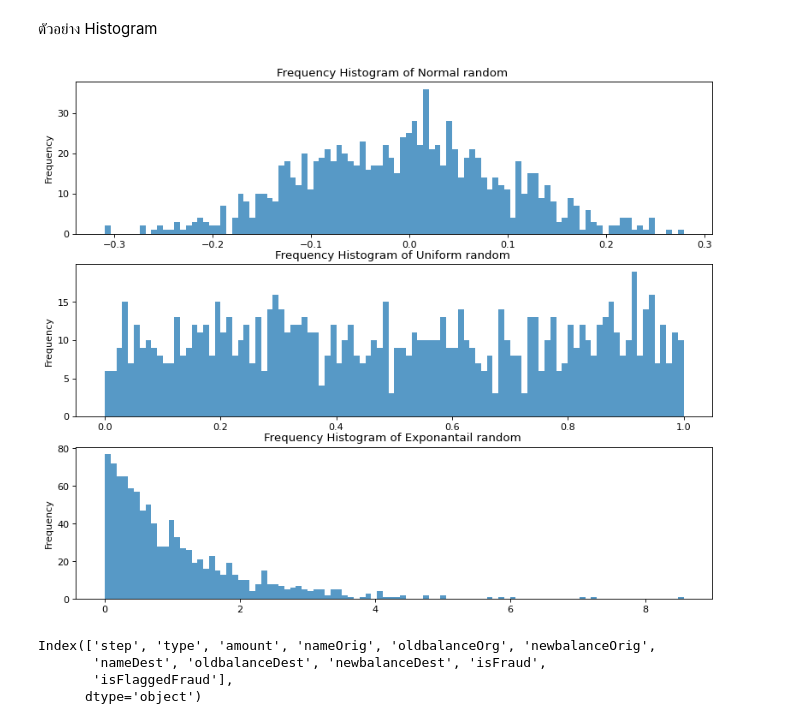
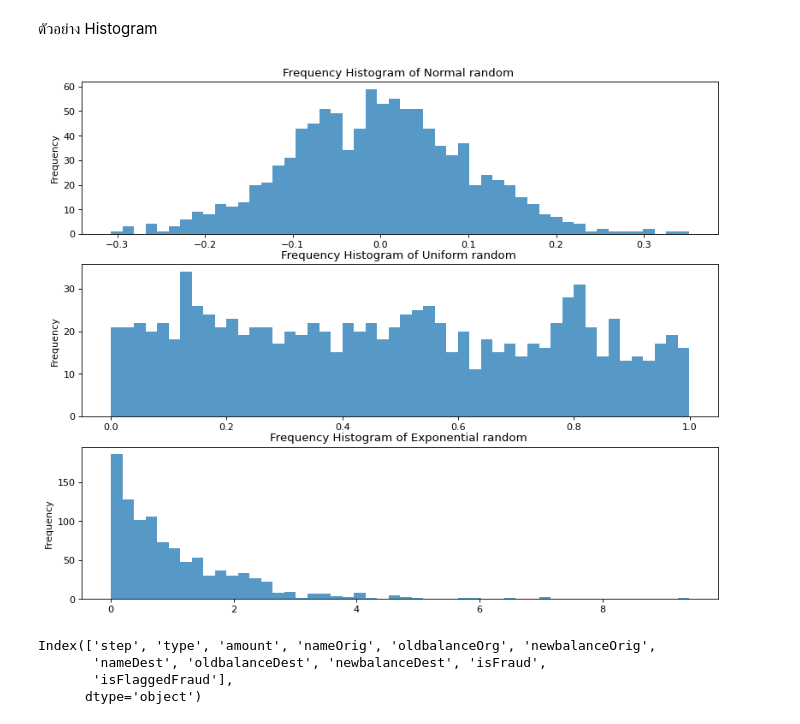
Before and after one commit to Janebhop/fraud-detection-course, a Jupyter notebook: notebook/chapter1/Fraud_Detection_Part_I_Exploratory_Data_Analysis.ipynb, the cells around one changed output. Saved outputs shown, nothing was run; the diff lists cells and outputs as text; code cells hidden in the pictures.

```diff
--- a/notebook/chapter1/Fraud_Detection_Part_I_Exploratory_Data_Analysis.ipynb
+++ b/notebook/chapter1/Fraud_Detection_Part_I_Exploratory_Data_Analysis.ipynb
@@ -204,18 +204,18 @@ ax = sns.stripplot(x=x_axis, y=y_axis, hue=labels,
 # %%
 rnormal = np.random.normal(0, 0.1, 1000)
 runiform = np.random.uniform(0,1,1000)
 rexp = np.random.exponential(1,1000)
-randtest = pd.DataFrame({'nomal_random':rnormal,'uniform_random':runiform,'exponantial_randon':rexp})
+randtest = pd.DataFrame({'nomal_random':rnormal,'uniform_random':runiform,'exponential_randon':rexp})
 plt.figure(figsize=(12,10), dpi= 80)
-kwargs = dict(alpha=0.75, bins=100)
+kwargs = dict(alpha=0.75, bins=50)
 plt.subplot(311).hist(randtest['nomal_random'],**kwargs);
 plt.gca().set(title='Frequency Histogram of Normal random ', ylabel='Frequency');
 plt.subplot(312).hist(randtest['uniform_random'],**kwargs);
 plt.gca().set(title='Frequency Histogram of Uniform random ', ylabel='Frequency');
-plt.subplot(313).hist(randtest['exponantial_randon'],**kwargs);
-plt.gca().set(title='Frequency Histogram of Exponantail random ', ylabel='Frequency');
+plt.subplot(313).hist(randtest['exponential_randon'],**kwargs);
+plt.gca().set(title='Frequency Histogram of Exponential random ', ylabel='Frequency');
 # %% [output]
-[figure, old version]
+[figure, new version]
 # %%
 paysimData.columns
 # %% [output]
```
Also changed, not shown: parts of 8 cells of this notebook.
